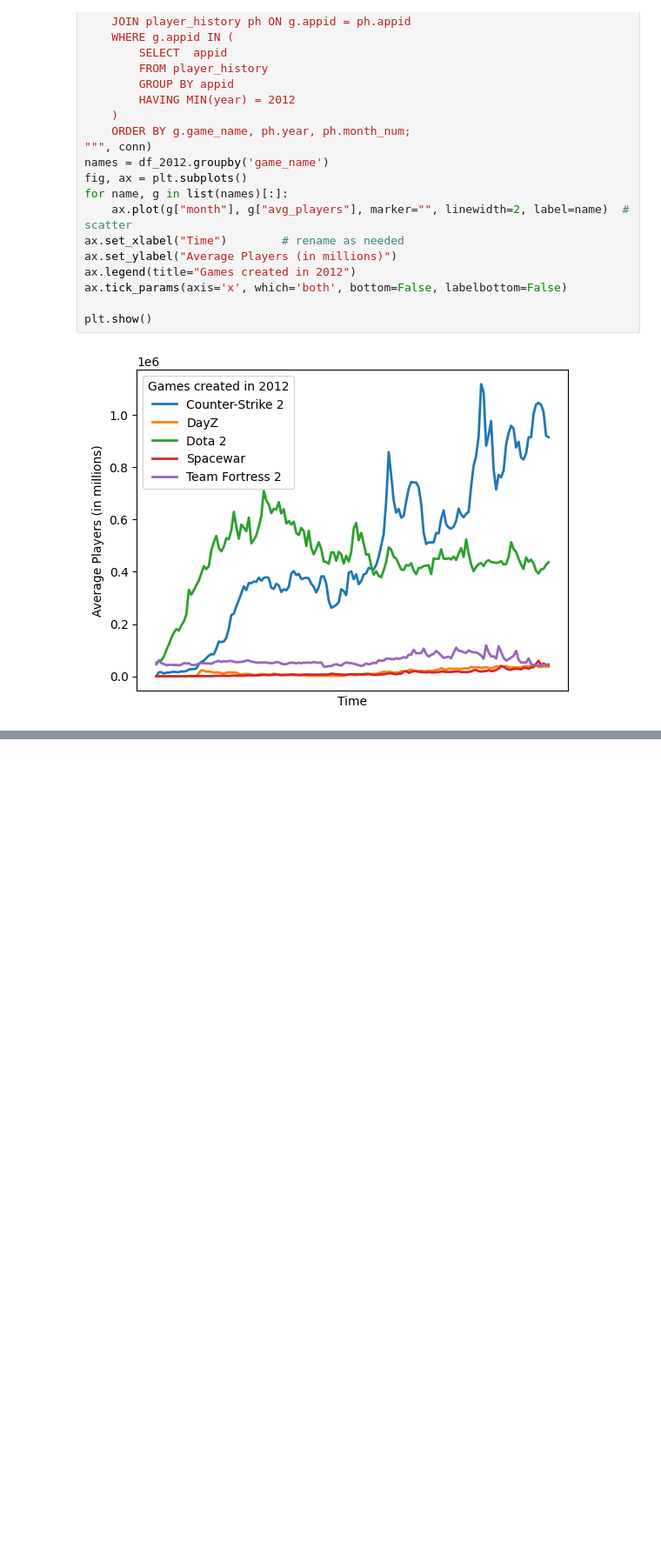
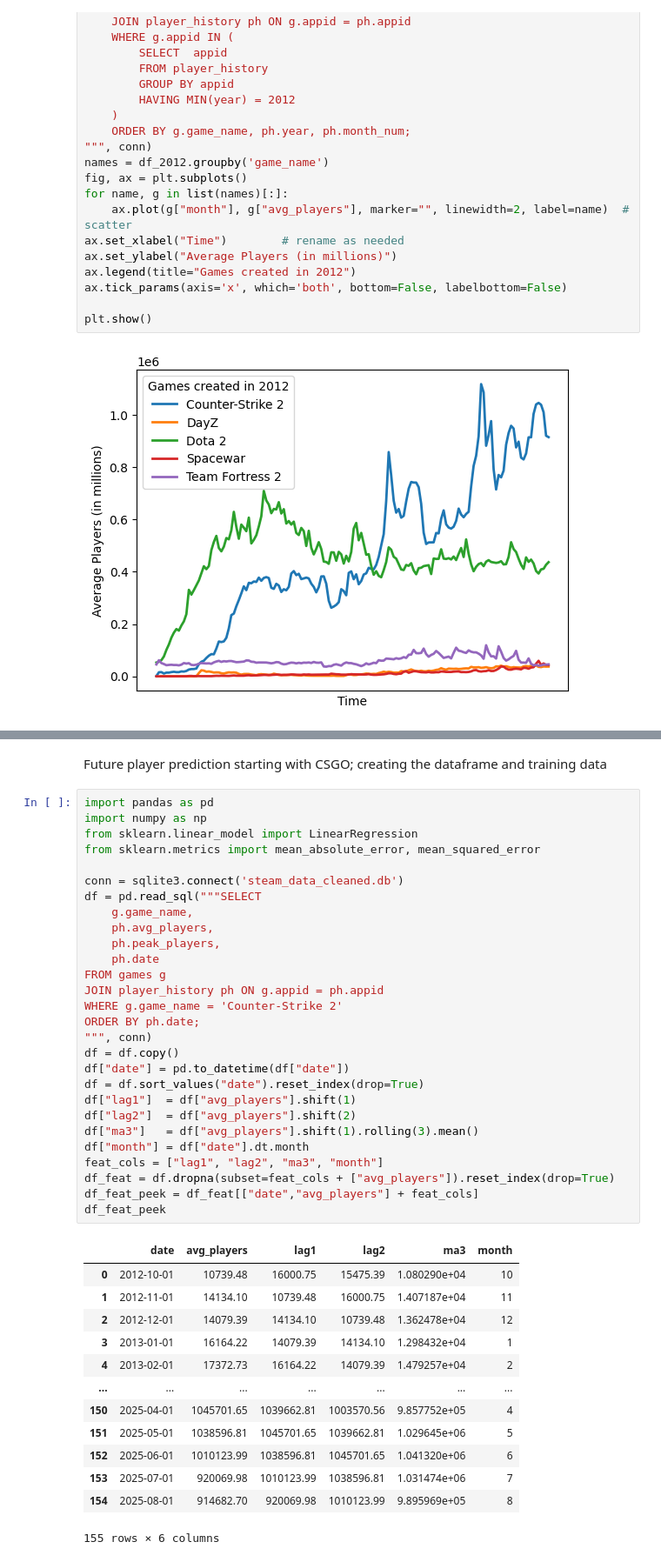
Before and after one commit to jyelm/SteamDataAnalysis, a Jupyter notebook: DataAnalysis.ipynb, the cells around one changed output, grey strips where cells are left out. Shown at 87% size. Cells and saved outputs as stored; diff of their text form; blank space fills up the shorter version.

```diff
--- a/DataAnalysis.ipynb
+++ b/DataAnalysis.ipynb
@@ -119,0 +154,44 @@ plt.show()
+# %% [markdown]
+Future player prediction starting with CSGO; creating the dataframe and training data
+# %%
+import pandas as pd
+import numpy as np
+from sklearn.linear_model import LinearRegression
+from sklearn.metrics import mean_absolute_error, mean_squared_error
+
+conn = sqlite3.connect('steam_data_cleaned.db')
+df = pd.read_sql("""SELECT
+    g.game_name,
+    ph.avg_players,
+    ph.peak_players,
+    ph.date
+FROM games g
+JOIN player_history ph ON g.appid = ph.appid
+WHERE g.game_name = 'Counter-Strike 2'
+ORDER BY ph.date;
+""", conn)
+df = df.copy()
+df["date"] = pd.to_datetime(df["date"])
+df = df.sort_values("date").reset_index(drop=True)
+df["lag1"]  = df["avg_players"].shift(1)
+df["lag2"]  = df["avg_players"].shift(2)
+df["ma3"]   = df["avg_players"].shift(1).rolling(3).mean()
+df["month"] = df["date"].dt.month
+feat_cols = ["lag1", "lag2", "ma3", "month"]
+df_feat = df.dropna(subset=feat_cols + ["avg_players"]).reset_index(drop=True)
+df_feat_peek = df_feat[["date","avg_players"] + feat_cols]
+df_feat_peek
+# %% [output]
+|  | date | avg_players | lag1 | lag2 | ma3 | month |
+| 0 | 2012-10-01 | 10739.48 | 16000.75 | 15475.39 | 1.080290e+04 | 10 |
+| 1 | 2012-11-01 | 14134.10 | 10739.48 | 16000.75 | 1.407187e+04 | 11 |
+| 2 | 2012-12-01 | 14079.39 | 14134.10 | 10739.48 | 1.362478e+04 | 12 |
+| 3 | 2013-01-01 | 16164.22 | 14079.39 | 14134.10 | 1.298432e+04 | 1 |
+| 4 | 2013-02-01 | 17372.73 | 16164.22 | 14079.39 | 1.479257e+04 | 2 |
+| ... | ... | ... | ... | ... | ... | ... |
+| 150 | 2025-04-01 | 1045701.65 | 1039662.81 | 1003570.56 | 9.857752e+05 | 4 |
+| 151 | 2025-05-01 | 1038596.81 | 1045701.65 | 1039662.81 | 1.029645e+06 | 5 |
+| 152 | 2025-06-01 | 1010123.99 | 1038596.81 | 1045701.65 | 1.041320e+06 | 6 |
+| 153 | 2025-07-01 | 920069.98 | 1010123.99 | 1038596.81 | 1.031474e+06 | 7 |
+| 154 | 2025-08-01 | 914682.70 | 920069.98 | 1010123.99 | 9.895969e+05 | 8 |
+155 rows × 6 columns
```
Also changed, not shown: parts of 18 cells of this notebook, 4 other files.
